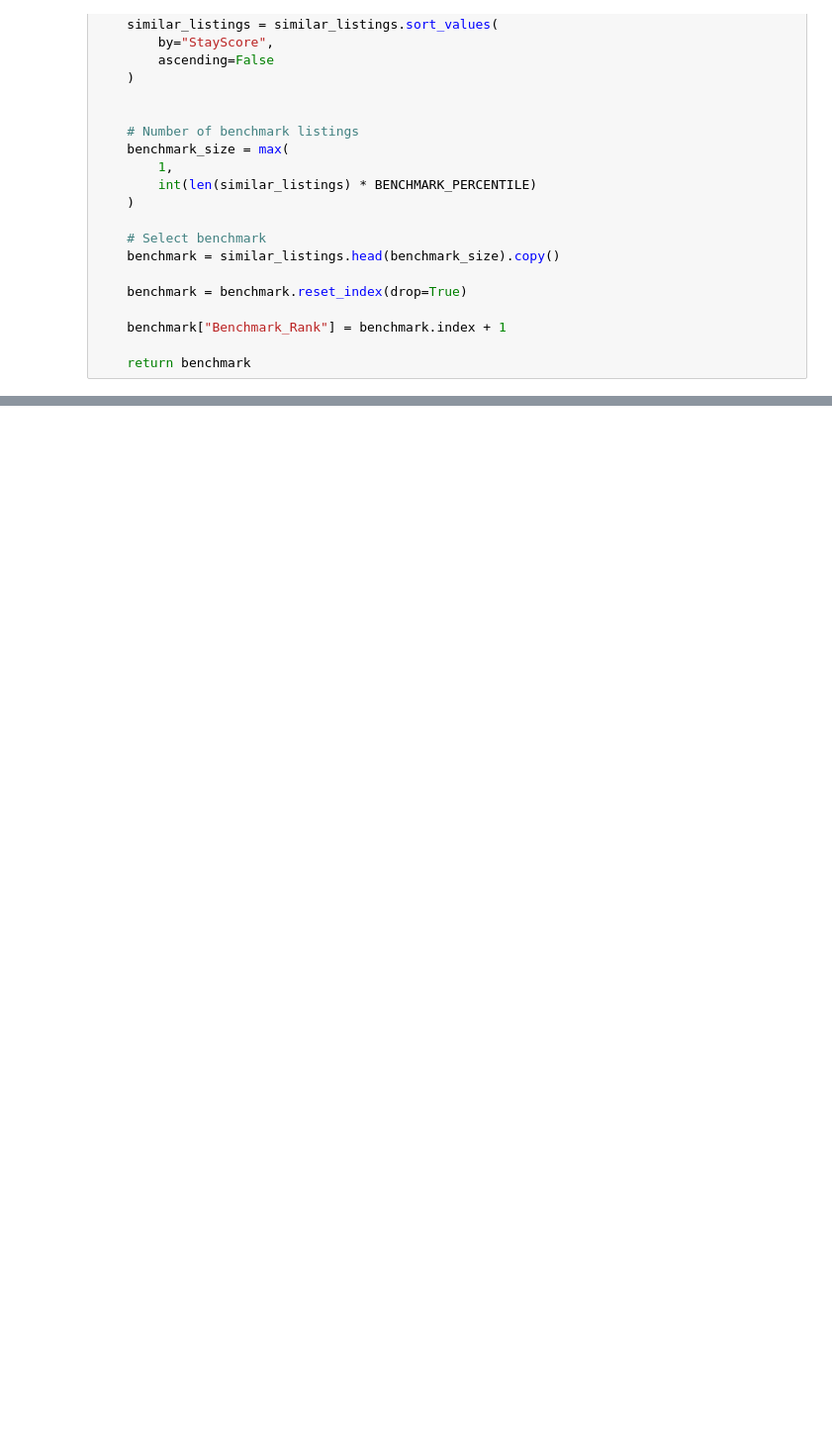
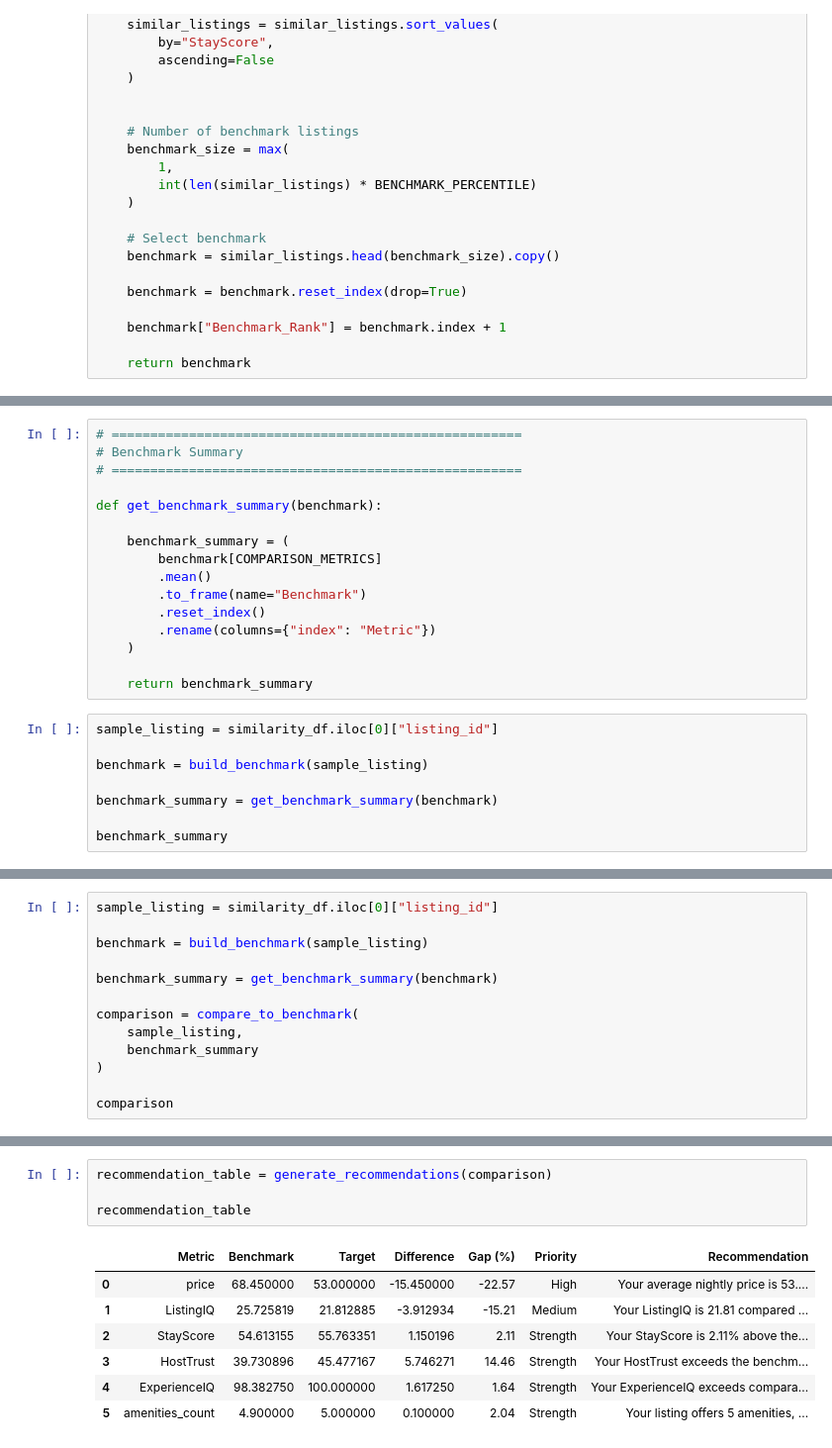
Before and after one commit to parvgupta22/StaySense, a Jupyter notebook: Notebooks/SimilarityEngine.ipynb, the cells around one changed output, grey strips where cells are left out. Shown at 99% size. Cells and saved outputs as stored; diff of their text form; blank space fills up the shorter version.

```diff
--- a/Notebooks/SimilarityEngine.ipynb
+++ b/Notebooks/SimilarityEngine.ipynb
@@ -1000,0 +1103,24 @@ Benchmark Size: 20
+# %%
+# =====================================================
+# Benchmark Summary
+# =====================================================
+
+def get_benchmark_summary(benchmark):
+
+    benchmark_summary = (
+        benchmark[COMPARISON_METRICS]
+        .mean()
+        .to_frame(name="Benchmark")
+        .reset_index()
+        .rename(columns={"index": "Metric"})
+    )
+
+    return benchmark_summary
+# %%
+sample_listing = similarity_df.iloc[0]["listing_id"]
+
+benchmark = build_benchmark(sample_listing)
+
+benchmark_summary = get_benchmark_summary(benchmark)
+
+benchmark_summary
@@ -1000,0 +1185,13 @@ Benchmark Size: 20
+# %%
+sample_listing = similarity_df.iloc[0]["listing_id"]
+
+benchmark = build_benchmark(sample_listing)
+
+benchmark_summary = get_benchmark_summary(benchmark)
+
+comparison = compare_to_benchmark(
+    sample_listing,
+    benchmark_summary
+)
+
+comparison
@@ -1000,0 +1366,12 @@ Benchmark Size: 20
+# %%
+recommendation_table = generate_recommendations(comparison)
+
+recommendation_table
+# %% [output]
+|  | Metric | Benchmark | Target | Difference | Gap (%) | Priority | Recommendation |
+| 0 | price | 68.450000 | 53.000000 | -15.450000 | -22.57 | High | Your average nightly price is 53.... |
+| 1 | ListingIQ | 25.725819 | 21.812885 | -3.912934 | -15.21 | Medium | Your ListingIQ is 21.81 compared ... |
+| 2 | StayScore | 54.613155 | 55.763351 | 1.150196 | 2.11 | Strength | Your StayScore is 2.11% above the... |
+| 3 | HostTrust | 39.730896 | 45.477167 | 5.746271 | 14.46 | Strength | Your HostTrust exceeds the benchm... |
+| 4 | ExperienceIQ | 98.382750 | 100.000000 | 1.617250 | 1.64 | Strength | Your ExperienceIQ exceeds compara... |
+| 5 | amenities_count | 4.900000 | 5.000000 | 0.100000 | 2.04 | Strength | Your listing offers 5 amenities, ... |
```
Also changed, not shown: parts of 26 cells of this notebook.
